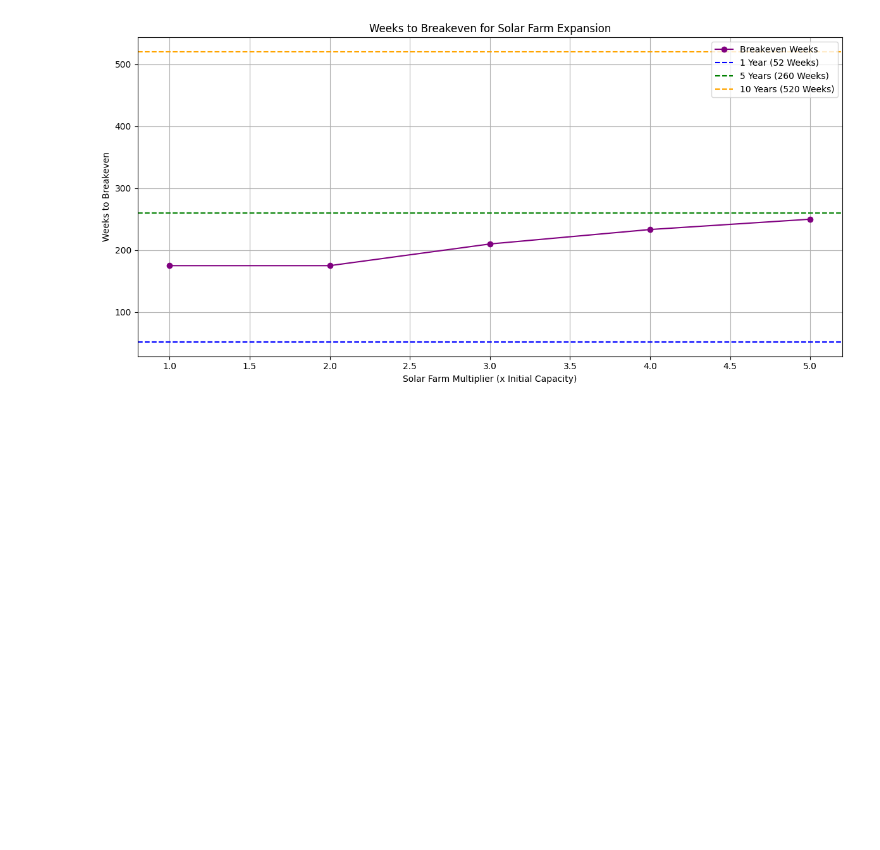
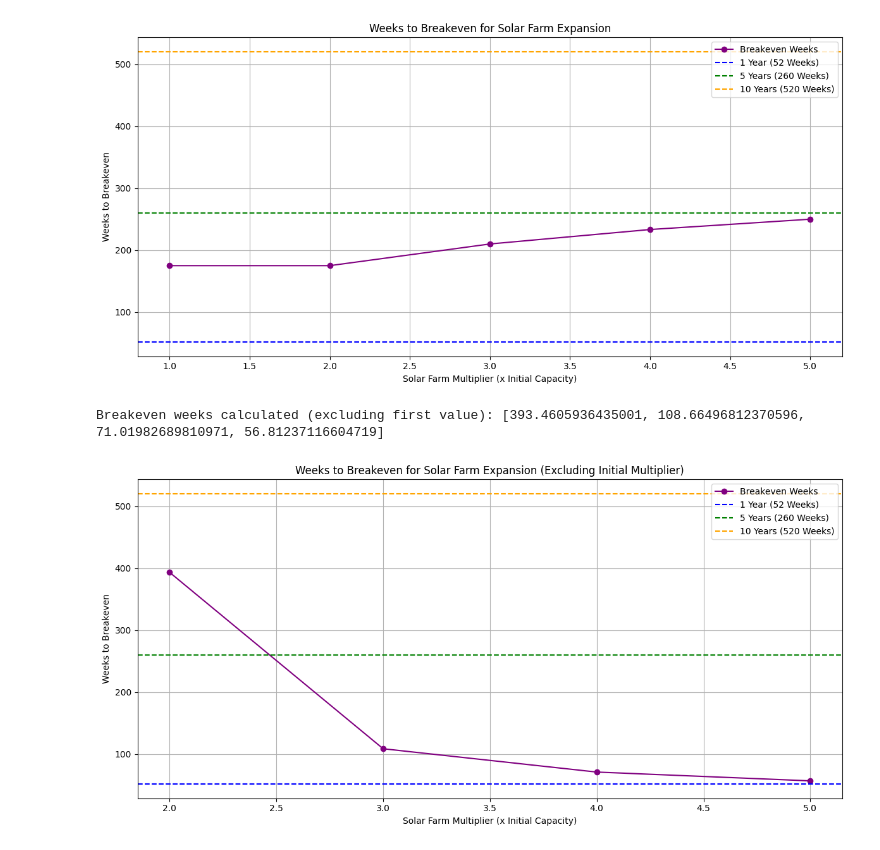
Before and after one commit to sebmcneil/Aurora-Energy, a Jupyter notebook: doubling_solar.ipynb, the cells around one changed output. Drawn from its saved outputs; the diff is of its cells as text; code cells hidden in the pictures; blank space fills up the shorter version.

Commit message:
added real savings

```diff
--- a/doubling_solar.ipynb
+++ b/doubling_solar.ipynb
@@ -882,3 +886,47 @@ plt.tight_layout()
 plt.show()
 # %% [output]
 [figure]
+# %%
+import matplotlib.pyplot as plt
+import numpy as np
+
+# Provided data (adjusted to use actual savings)
+solar_multipliers = [1, 2, 3, 4, 5]
+construction_costs = [175_000_000, 350_000_000, 525_000_000, 700_000_000, 875_000_000]  # £
+# Replace these values with your calculated savings
+weekly_savings = savings  # Use actual savings from the simulation
+
+# Exclude the first multiplier from both lists
+solar_multipliers_excluded = solar_multipliers[1:]
+construction_costs_excluded = construction_costs[1:]
+weekly_savings_excluded = weekly_savings[1:]
+
+# Calculate breakeven weeks excluding the first value
+breakeven_weeks_excluded = []
+for i in range(len(solar_multipliers_excluded)):
+    if weekly_savings_excluded[i] > 0:
+        breakeven_weeks_excluded.append(construction_costs_excluded[i] / weekly_savings_excluded[i])
+    else:
+        breakeven_weeks_excluded.append(float('inf'))  # Handle division by zero case
+
+# Debug breakeven weeks
+print("Breakeven weeks calculated (excluding first value):", breakeven_weeks_excluded)
+
+# Plotting Breakeven Weeks
+plt.figure(figsize=(12, 6))
+plt.plot(solar_multipliers_excluded, breakeven_weeks_excluded, marker='o', linestyle='-', color='purple', label="Breakeven Weeks")
+plt.axhline(y=52, color='blue', linestyle='--', label="1 Year (52 Weeks)")
+plt.axhline(y=260, color='green', linestyle='--', label="5 Years (260 Weeks)")
+plt.axhline(y=520, color='orange', linestyle='--', label="10 Years (520 Weeks)")
+
+# Labels and legend
+plt.xlabel("Solar Farm Multiplier (x Initial Capacity)")
+plt.ylabel("Weeks to Breakeven")
+plt.title("Weeks to Breakeven for Solar Farm Expansion (Excluding Initial Multiplier)")
+plt.legend()
+plt.grid(True)
+plt.tight_layout()
+plt.show()
+# %% [output]
+Breakeven weeks calculated (excluding first value): [393.4605936435001, 108.66496812370596, 71.01982689810971, 56.81237116604719]
+[figure, added]
```
Also changed, not shown: parts of 2 cells of this notebook.
